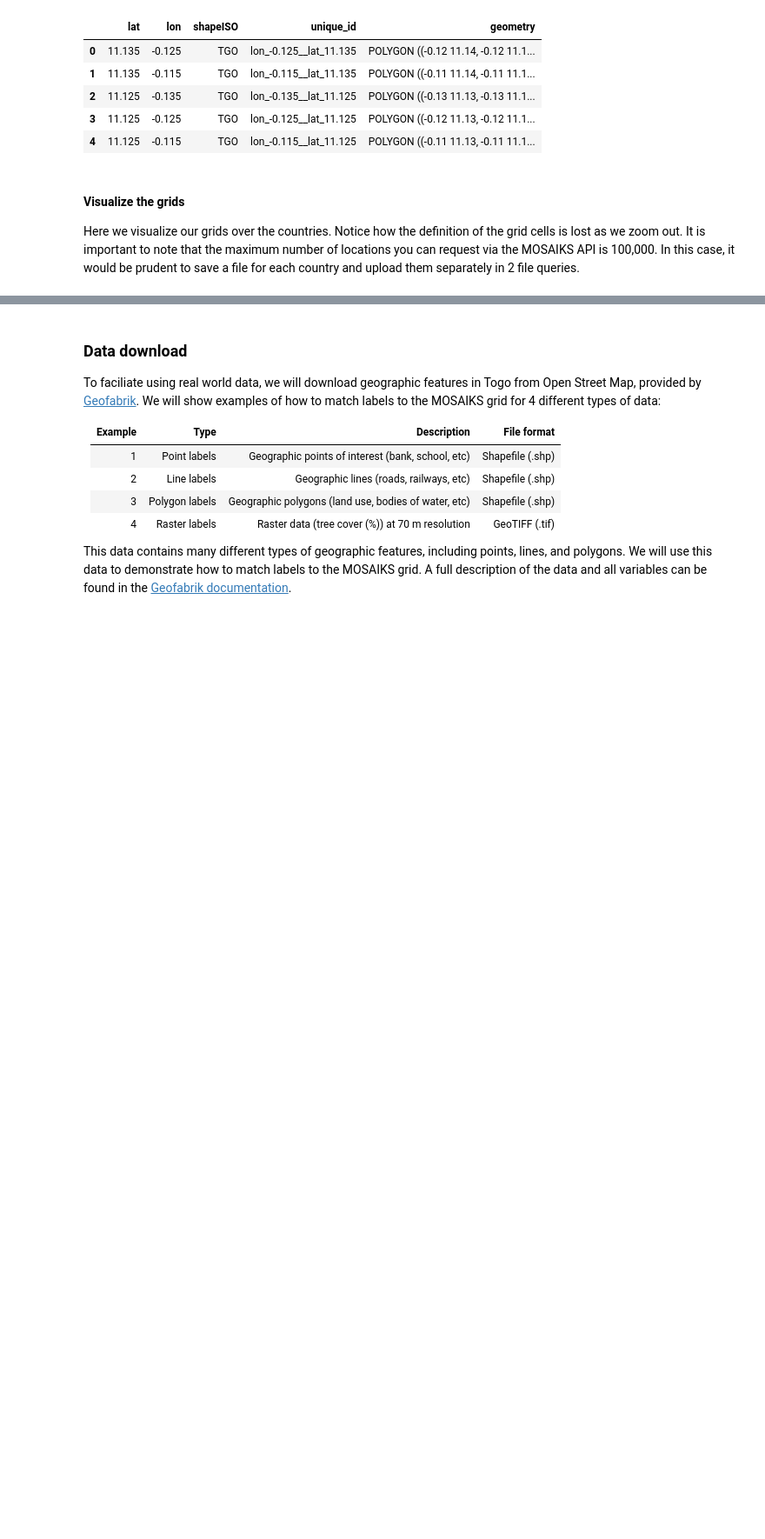
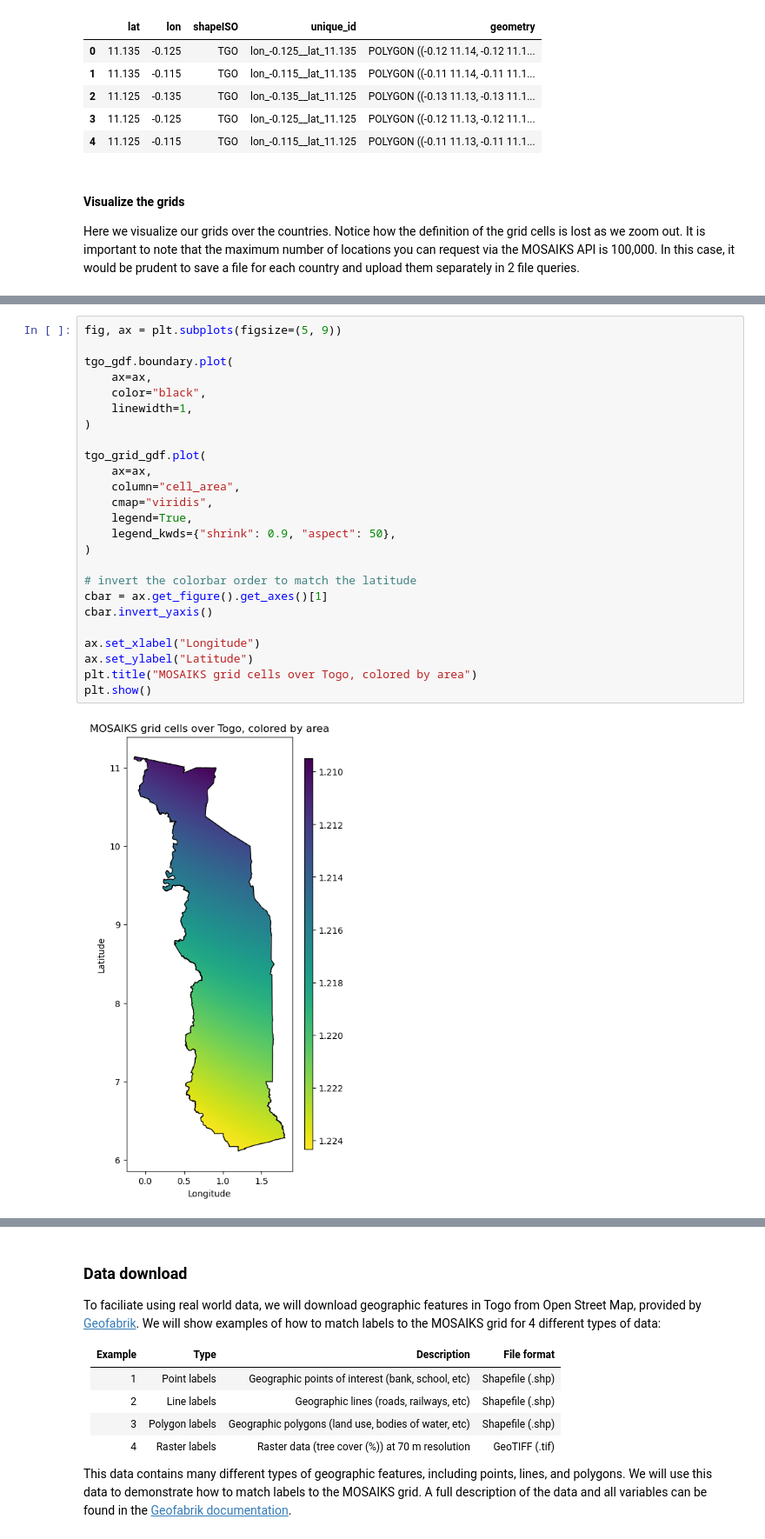
Before and after one commit to fless-lab/MOSAIKS-Training-Manual-French-Version, a Jupyter notebook: notebooks/demo/02-label-data_demo.ipynb, the cells around one changed output, grey strips where cells are left out. Shown at 87% size. Cells and saved outputs as stored; diff of their text form; blank space fills up the shorter version.

```diff
--- a/notebooks/demo/02-label-data_demo.ipynb
+++ b/notebooks/demo/02-label-data_demo.ipynb
@@ -527 +539,28 @@ plt.show()
+# %%
+fig, ax = plt.subplots(figsize=(5, 9))
+
+tgo_gdf.boundary.plot(
+    ax=ax,
+    color="black",
+    linewidth=1,
+)
+
+tgo_grid_gdf.plot(
+    ax=ax,
+    column="cell_area",
+    cmap="viridis",
+    legend=True,
+    legend_kwds={"shrink": 0.9, "aspect": 50},
+)
+
+# invert the colorbar order to match the latitude
+cbar = ax.get_figure().get_axes()[1]
+cbar.invert_yaxis()
+
+ax.set_xlabel("Longitude")
+ax.set_ylabel("Latitude")
+plt.title("MOSAIKS grid cells over Togo, colored by area")
+plt.show()
+# %% [output]
+[figure, added]
 # %% [markdown]
```
Also changed, not shown: parts of 55 cells of this notebook.
